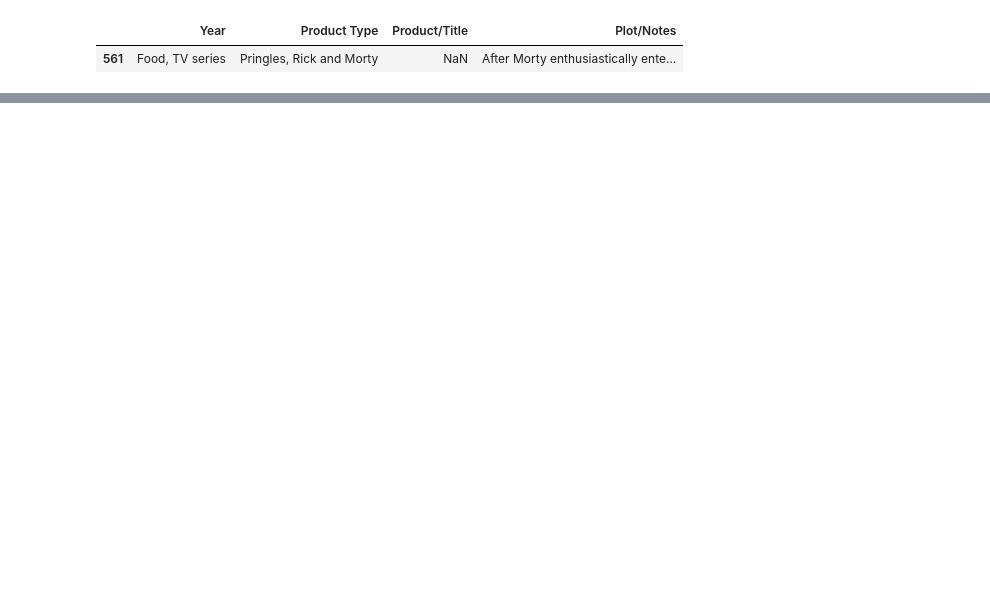
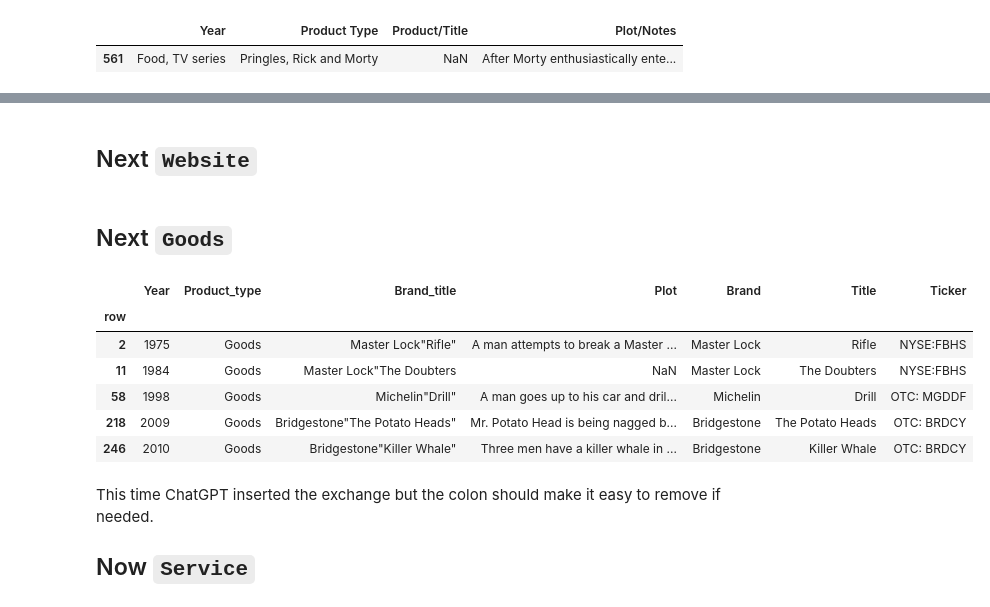
Before and after one commit to mikedshadow/Capstone-2, a Jupyter notebook: Notebooks/Capstone-2-Data-Wrangling.ipynb, the cells around one changed output, grey strips where cells are left out. Drawn from its saved outputs; the diff is of its cells as text; code cells hidden in the pictures; blank space fills up the shorter version.

```diff
--- a/Notebooks/Capstone-2-Data-Wrangling.ipynb
+++ b/Notebooks/Capstone-2-Data-Wrangling.ipynb
@@ -131,0 +166,20 @@ df4.head()
+# %%
+df4['Product_type'] = df4['Product_type'].str.replace("Truck","Car").str.replace("Soft Drink", "Soft drink").str.replace("TV special", "TV").str.replace("TV series", "TV").str.replace("TV show", "TV")
+df4['Product_type'] = df4['Product_type'].str.replace("Potato chips","Food").str.replace("Drink","Alcohol").str.replace("Beer","Alcohol").str.replace("Candy", "Food")
+df4['Product_type'] = df4['Product_type'].str.replace("Copy","Technology").str.replace("Camera","Technology").str.replace("Computer","Technology")
+df4['Product_type'] = df4['Product_type'].str.replace("Footwear","Shoes").str.replace("Lingerie","Clothing").str.replace("Food, TV series", "Food")
+df4['Product_type'] = df4['Product_type'].str.replace("Phone","Wireless").str.replace("Mobile phone","Wireless").str.replace("TV special", "TV")
+df4['Product_type'] = df4['Product_type'].str.replace("Restaurant","Food").str.replace("Shoes","Clothing").str.replace("Mail", "Service")
+df4 = df4.drop(df4[df4.Product_type == 'Product type'].index)
+df4['Product_type'] = df4['Product_type'].str.replace("Security","Goods").str.replace("Tire", "Goods").str.replace("Laundry detergent","Goods").str.replace("Cleaner","Goods")
+df4['Product_type'] = df4['Product_type'].str.replace("Building materials","Goods").str.replace("Antifungal medication", "Goods").str.replace("Skincare products","Goods").str.replace("Cleaner","Goods")
+df4['Product_type'] = df4['Product_type'].str.replace("Toothpaste","Goods").str.replace("Adhesives", "Goods").str.replace("Feminine care products","Goods").str.replace("Cleaner","Goods")
+df4['Product_type'] = df4['Product_type'].str.replace("Credit card","Service").str.replace("Insurance","Service").str.replace("Loans","Service").str.replace("Tax preparation","Service")
+df4['Product_type'] = df4['Product_type'].str.replace("Airlines","Service").str.replace("Investments","Service").str.replace("Travel","Service").str.replace("Web hosting","Service")
+df4['Product_type'] = df4['Product_type'].str.replace("Video gaming","Goods").str.replace("Video games","Goods").str.replace("Video game","Goods").str.replace("Video Game","Goods")
+df4['Product_type'] = df4['Product_type'].str.replace("Food / Alcohol","Food").str.replace("Food, TV","Food").str.replace("Alcohol/TV","Alcohol")
+df4['Product_type'] = df4['Product_type'].str.replace("NFL","Sports").str.replace("Software","Service").str.replace("Smart speaker","Service").str.replace("Retail","Service")
+df4['Product_type'] = df4['Product_type'].str.replace("Headphones","Goods").str.replace("Wireless accessory","Goods").str.replace("Game","Goods").str.replace("Beverage","Soft drink")
+df4['Product_type'] = df4['Product_type'].str.replace("Manufacturing","Goods").str.replace("Car accessories","Goods").str.replace("Store","Goods").str.replace("Beverage","Soft drink")
+df4 = df4.drop(df4[df4.Product_type == 'PSA'].index)
+df4[df4.Product_type == 'Services']
@@ -131,0 +339,2 @@ df4.head()
+# %% [markdown]
+## Next `Website`
@@ -131,0 +352,26 @@ df4.head()
+# %% [markdown]
+## Next `Goods`
+# %%
+goods = df4[df4.Product_type == 'Goods']
+#goods[['Year','Brand']]
+# %%
+goods_ticker = pd.read_csv('..\\Data\\goods_ticker.txt', sep='(', lineterminator='\r', header=None)
+goods_ticker[0] = goods_ticker[0].str.split(' ',expand=True)[0].str.replace('\n','')
+goods_ticker[1]  = goods_ticker[1].str.replace(')', '')
+goods_ticker = goods_ticker.rename(columns={0:'row',1:'Ticker'})
+goods_ticker['row'] = pd.to_numeric(goods_ticker['row'], downcast='integer')
+goods = goods.merge(goods_ticker, how='left', left_index=True, right_on='row')
+goods = goods.set_index("row")
+goods.head()
+# %% [output]
+|  | Year | Product_type | Brand_title | Plot | Brand | Title | Ticker |
+| row |  |  |  |  |  |  |  |
+| 2 | 1975 | Goods | Master Lock"Rifle" | A man attempts to break a Master ... | Master Lock | Rifle | NYSE:FBHS |
+| 11 | 1984 | Goods | Master Lock"The Doubters | NaN | Master Lock | The Doubters | NYSE:FBHS |
+| 58 | 1998 | Goods | Michelin"Drill" | A man goes up to his car and dril... | Michelin | Drill | OTC: MGDDF |
+| 218 | 2009 | Goods | Bridgestone"The Potato Heads" | Mr. Potato Head is being nagged b... | Bridgestone | The Potato Heads | OTC: BRDCY |
+| 246 | 2010 | Goods | Bridgestone"Killer Whale" | Three men have a killer whale in ... | Bridgestone | Killer Whale | OTC: BRDCY |
+# %% [markdown]
+This time ChatGPT inserted the exchange but the colon should make it easy to remove if needed.
+
+## Now `Service`
```
Also changed, not shown: parts of 73 cells of this notebook.
